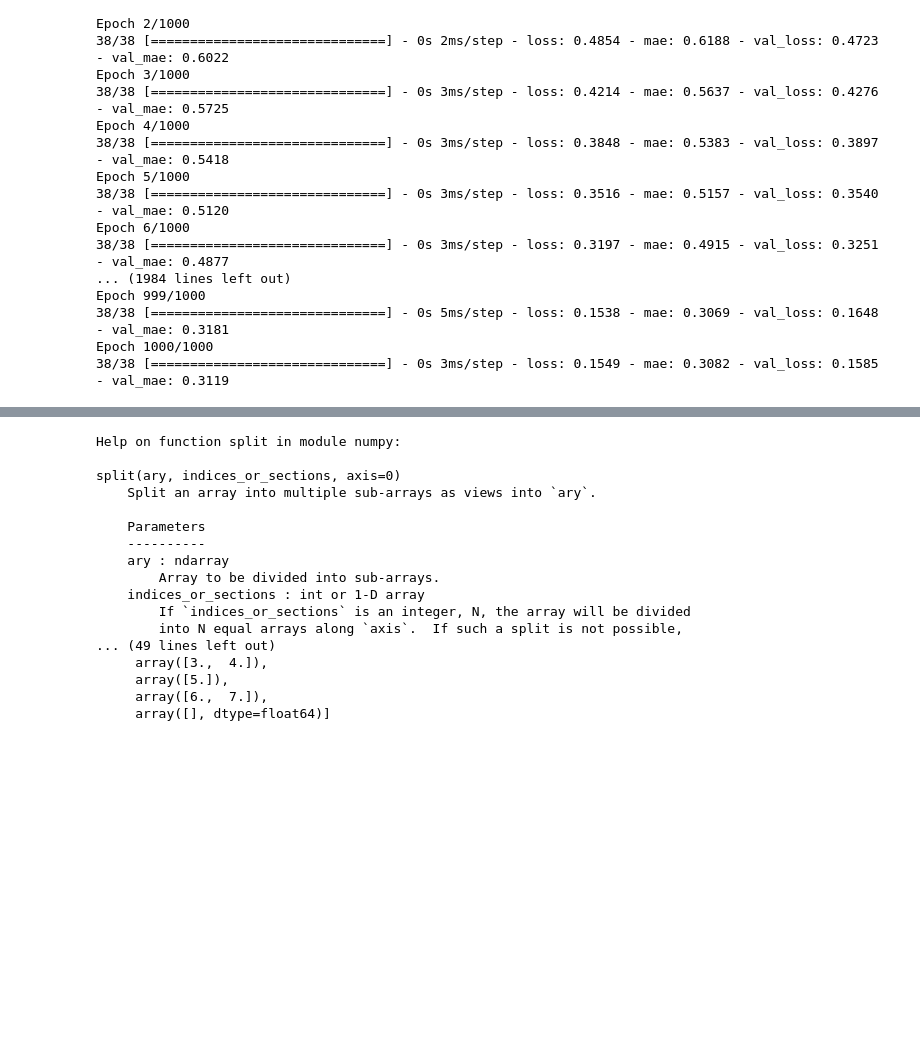
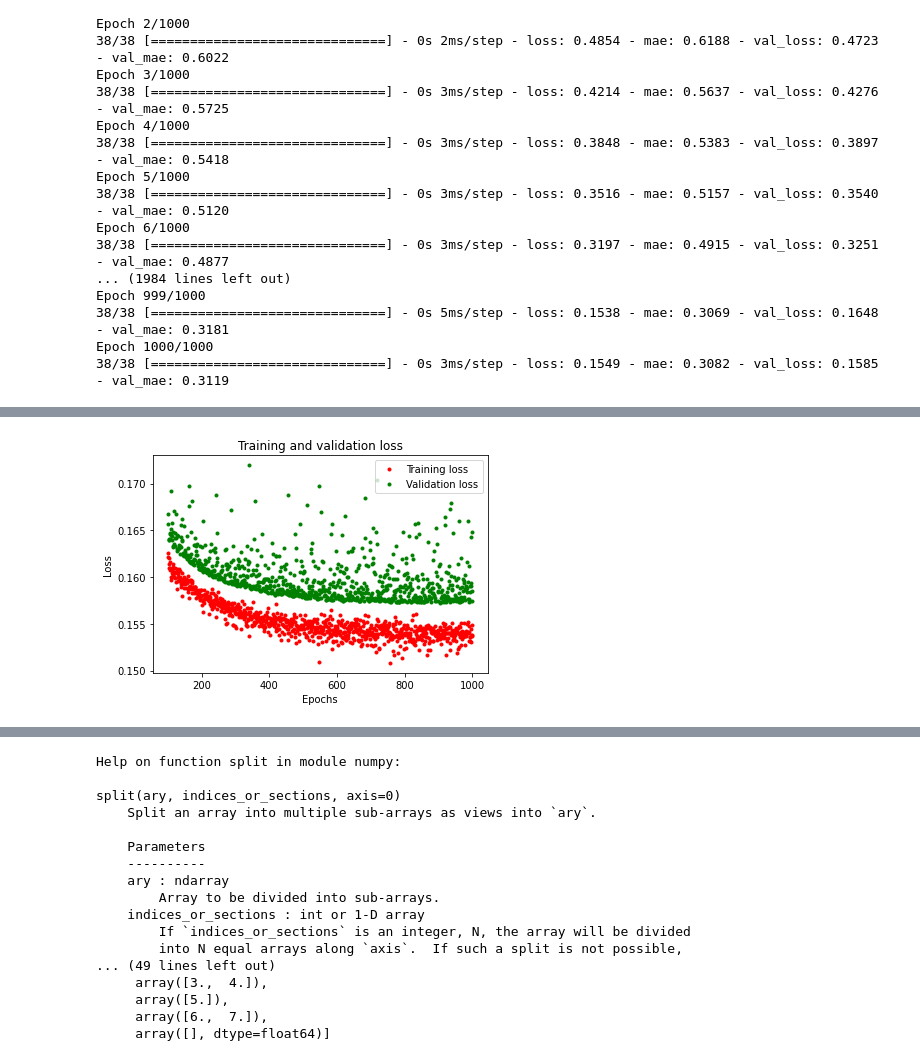
Before and after one commit to Taoheed-O/Machine-Learning, a Jupyter notebook: Tiny_ML/tiny_ml_sine.ipynb, the cells around one changed output, grey strips where cells are left out. Drawn from its saved outputs; the diff is of its cells as text; code cells hidden in the pictures; blank space fills up the shorter version.

```diff
--- a/Tiny_ML/tiny_ml_sine.ipynb
+++ b/Tiny_ML/tiny_ml_sine.ipynb
@@ -93,0 +110,14 @@ Epoch 1000/1000
+# %%
+# skipping the first 100 values
+
+skip_value = 100
+
+plt.plot(epochs[skip_value:], loss[skip_value:], 'r.', label='Training loss')
+plt.plot(epochs[skip_value:], val_loss[skip_value:], 'g.', label='Validation loss')
+plt.title('Training and validation loss')
+plt.xlabel('Epochs')
+plt.ylabel('Loss')
+plt.legend()
+plt.show()
+# %% [output]
+[figure, added]
```
Also changed, not shown: parts of 4 cells of this notebook.
